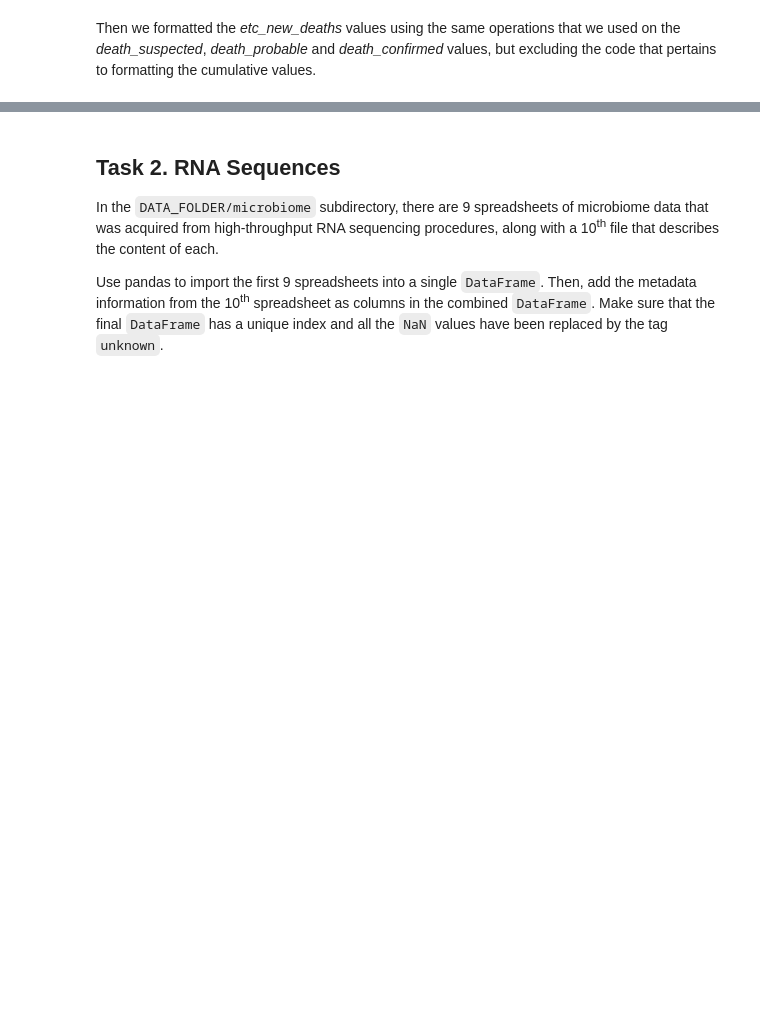
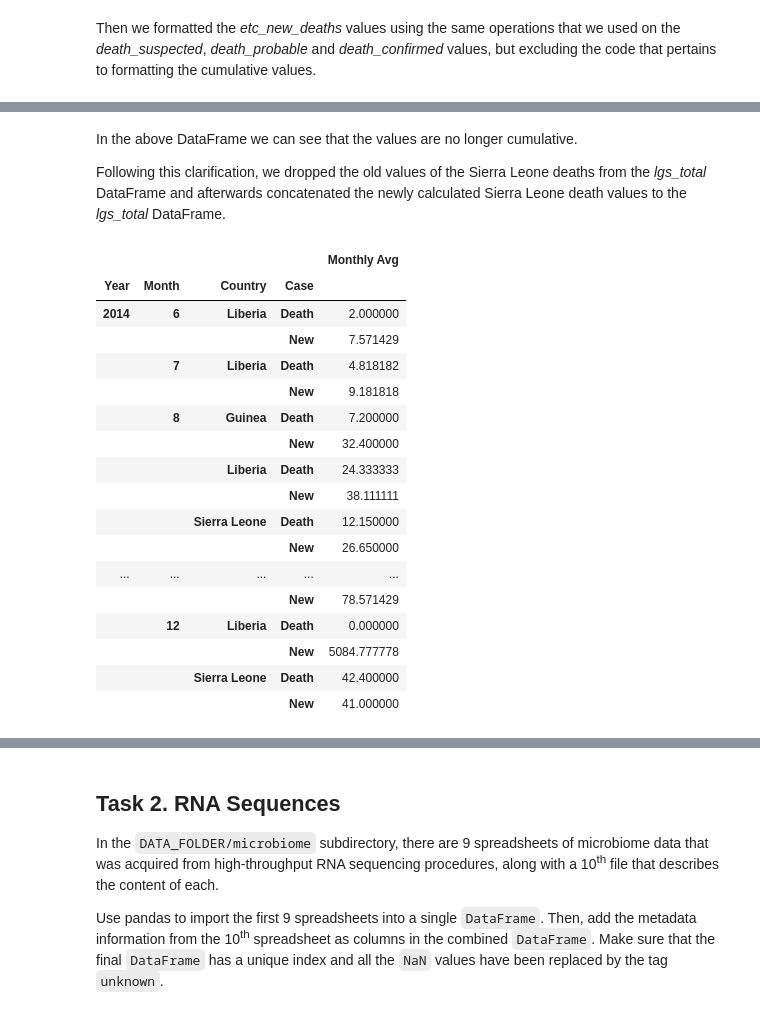
Before and after one commit to stojadin2701/ADA2017, a Jupyter notebook: Homework 1.ipynb, the cells around one changed output, grey strips where cells are left out. Cells and saved outputs as stored; diff of their text form; code cells hidden in the pictures; blank space fills up the shorter version.

```diff
--- a/Homework 1.ipynb
+++ b/Homework 1.ipynb
@@ -255,0 +260,10 @@ etc = etc.groupby(['Country','Date']).sum()
+# %%
+sl_deaths.fillna(0, inplace = True)
+sl_deaths['Total'] = sl_deaths['Total'] + etc['Total']
+sl_deaths['Case'] = 'Death'
+sl_deaths = sl_deaths.groupby(['Date','Country','Case']).sum()
+sl_deaths=sl_deaths.groupby([ (sl_deaths.index.get_level_values('Date').year), (sl_deaths.index.get_level_values('Date').month),
+                             (sl_deaths.index.get_level_values('Country')), (sl_deaths.index.get_level_values('Case'))]).mean()
+sl_deaths.rename(columns = {'Total':'Monthly Avg'}, inplace = True)
+sl_deaths.index.names = ['Year', 'Month', 'Country', 'Case']
+sl_deaths
@@ -255,0 +278,29 @@ etc = etc.groupby(['Country','Date']).sum()
+# %% [markdown]
+In the above DataFrame we can see that the values are no longer cumulative.
+
+Following this clarification, we dropped the old values of the Sierra Leone deaths from the *lgs_total* DataFrame and afterwards concatenated the newly calculated Sierra Leone death values to the *lgs_total* DataFrame.
+# %%
+lgs_total = lgs_total[(lgs_total.index.get_level_values('Country') != 'Sierra Leone') |
+            (lgs_total.index.get_level_values('Case') != 'Death')]
+lgs_total = pd.concat([lgs_total, sl_deaths])
+lgs_total.sort_index(inplace= True)
+lgs_total
+# %% [output]
+|  |  |  |  | Monthly Avg |
+| Year | Month | Country | Case |  |
+| 2014 | 6 | Liberia | Death | 2.000000 |
+|  |  |  | New | 7.571429 |
+|  | 7 | Liberia | Death | 4.818182 |
+|  |  |  | New | 9.181818 |
+|  | 8 | Guinea | Death | 7.200000 |
+|  |  |  | New | 32.400000 |
+|  |  | Liberia | Death | 24.333333 |
+|  |  |  | New | 38.111111 |
+|  |  | Sierra Leone | Death | 12.150000 |
+|  |  |  | New | 26.650000 |
+| ... | ... | ... | ... | ... |
+|  |  |  | New | 78.571429 |
+|  | 12 | Liberia | Death | 0.000000 |
+|  |  |  | New | 5084.777778 |
+|  |  | Sierra Leone | Death | 42.400000 |
+|  |  |  | New | 41.000000 |
```
Also changed, not shown: parts of 4 cells of this notebook.
